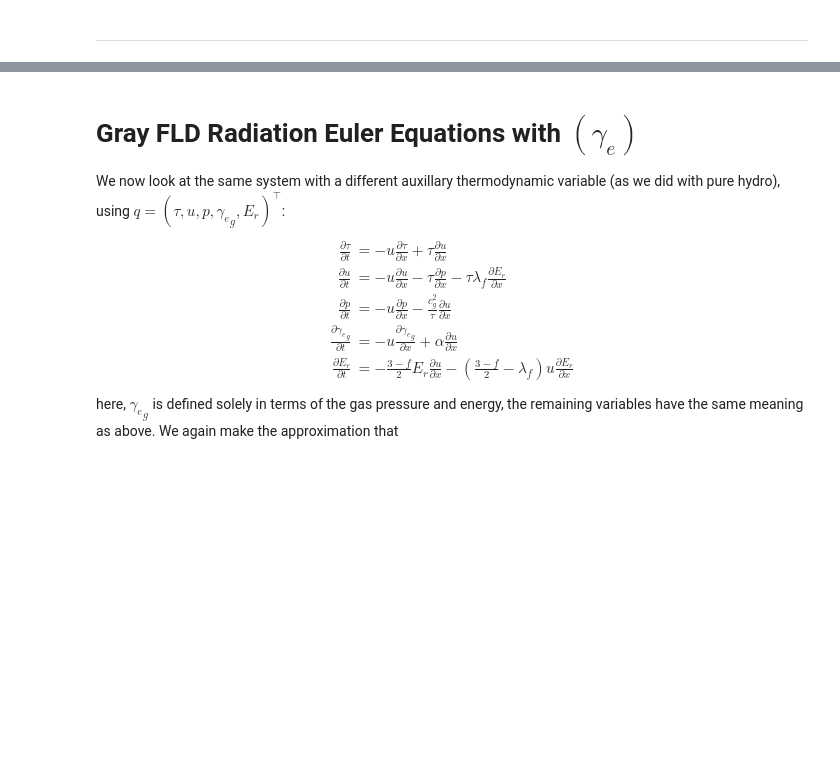
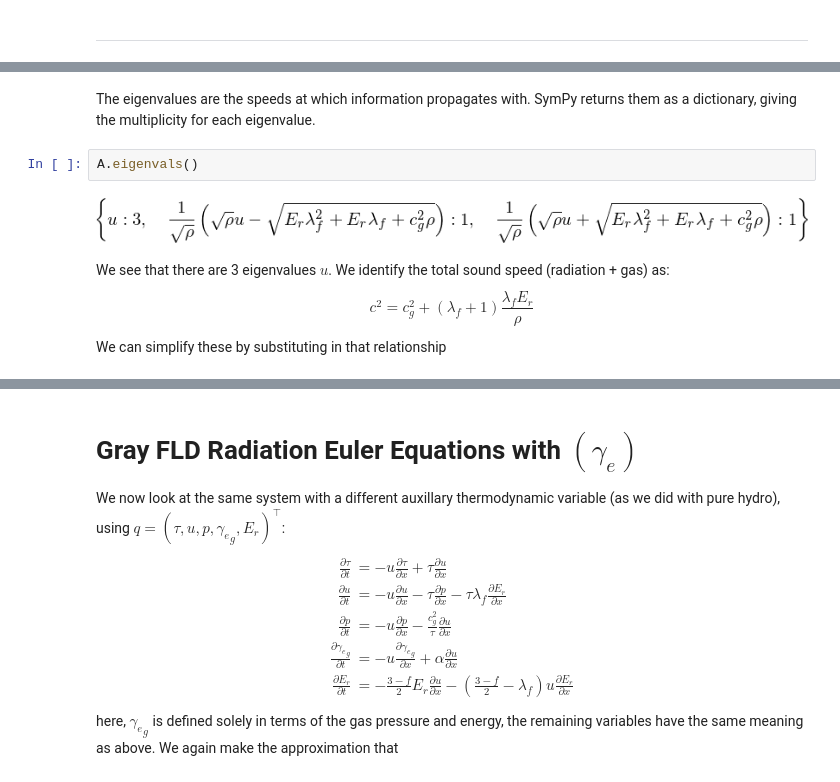
Before and after one commit to python-hydro/hydro_examples, a Jupyter notebook: compressible/euler-generaleos.ipynb, the cells around one changed output, grey strips where cells are left out. Saved outputs shown, nothing was run; the diff lists cells and outputs as text; blank space fills up the shorter version.

```diff
--- a/compressible/euler-generaleos.ipynb
+++ b/compressible/euler-generaleos.ipynb
@@ -383,0 +433,11 @@ for n in range(len(eigen)):
+# %% [markdown]
+The eigenvalues are the speeds at which information propagates with.  SymPy returns them as a
+dictionary, giving the multiplicity for each eigenvalue.
+# %%
+A.eigenvals()
+# %% [output]
+[figure, added]
+# %% [markdown]
+We see that there are 3 eigenvalues $u$.  We identify the total sound speed (radiation + gas) as:
+$$c^2 = c_g^2 + (\lambda_f + 1)\frac{\lambda_f E_r}{\rho}$$
+We can simplify these by substituting in that relationship
```
Also changed, not shown: parts of 19 cells of this notebook.
